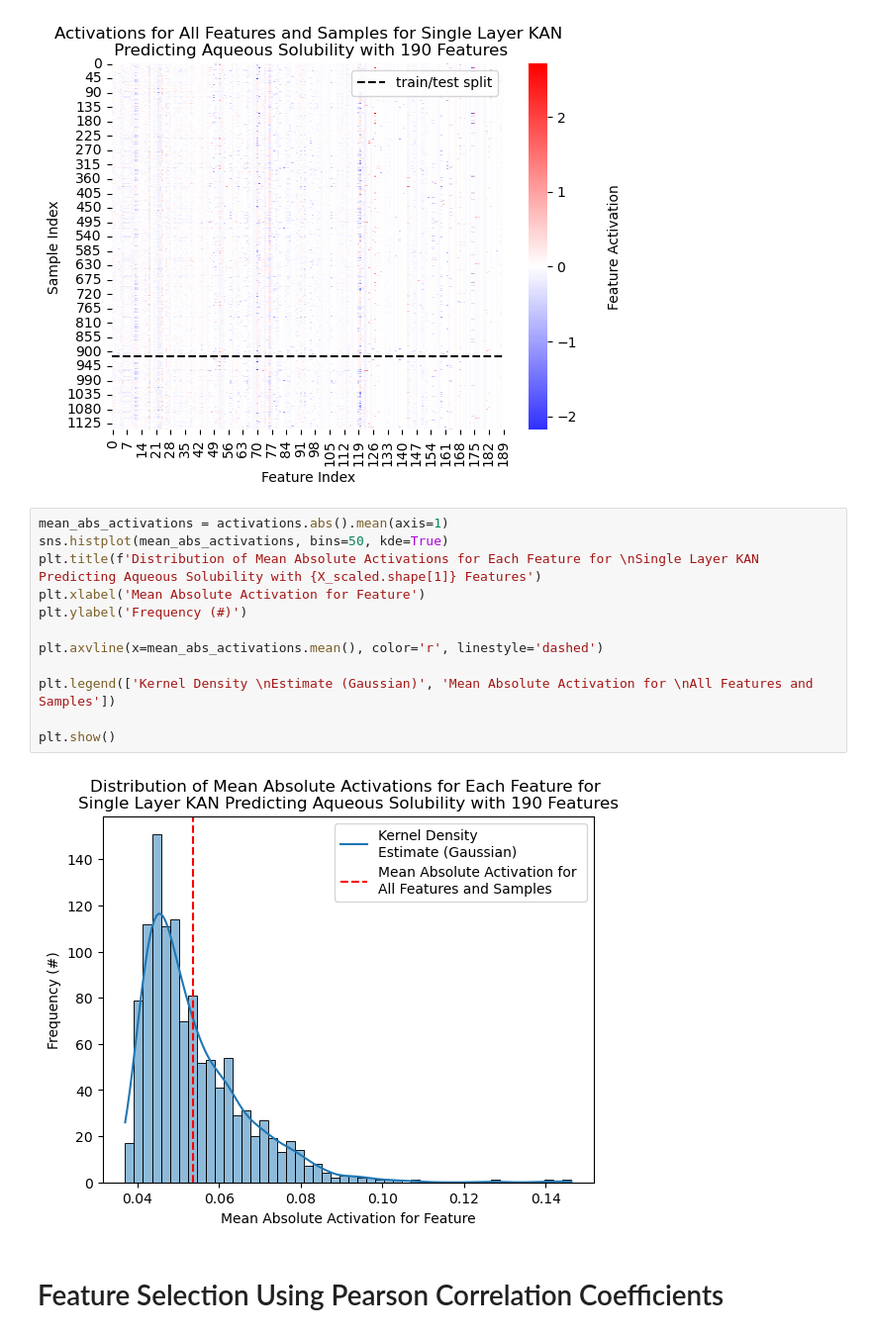
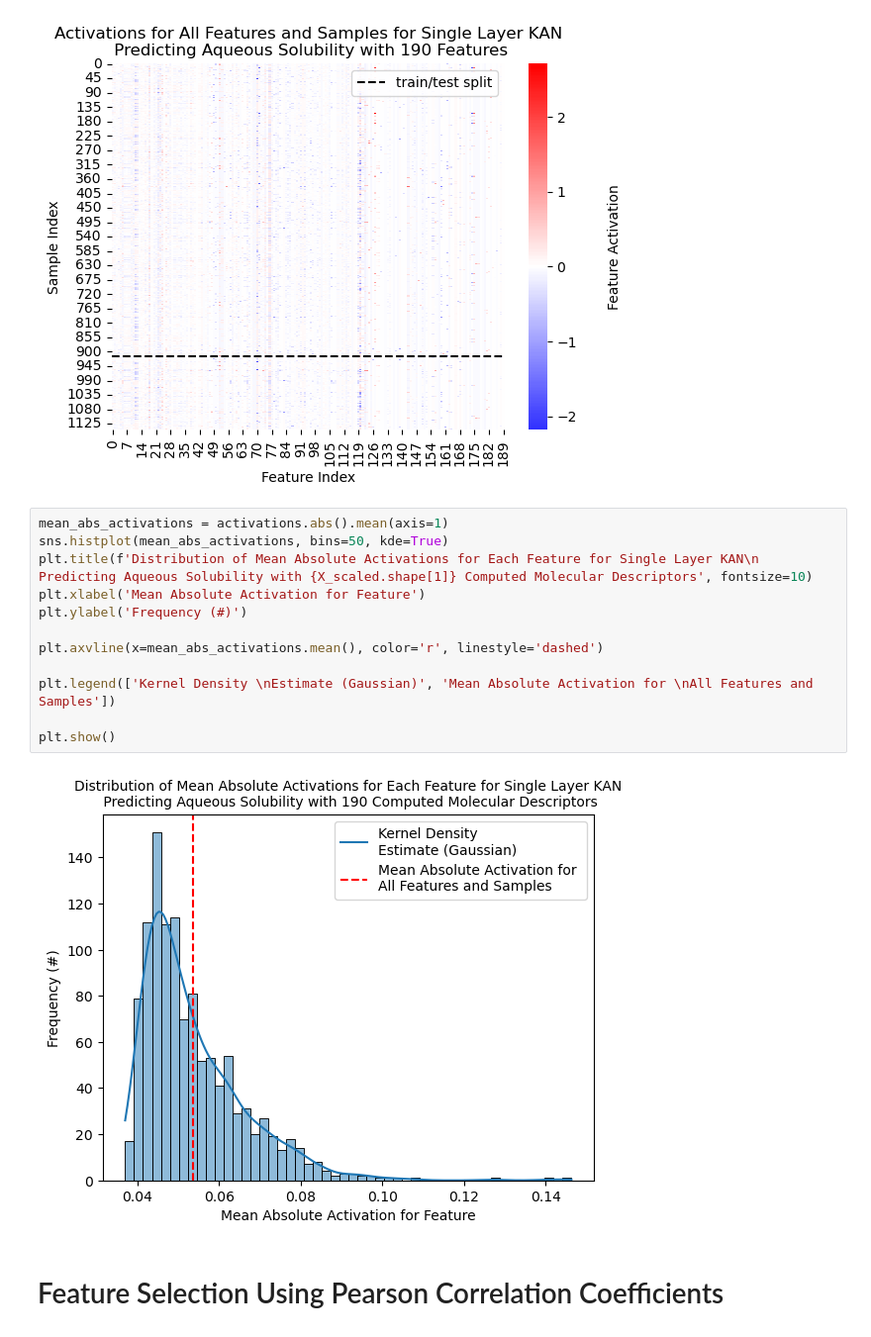
Before and after one commit to cgeils25/Chemical_Physics_and_KANs, a Jupyter notebook: notebooks/aqueous_solubility_delaney/investigating_KAN.ipynb, the cells around one changed output. Shown at 99% size. Cells and saved outputs as stored; diff of their text form.

```diff
--- a/notebooks/aqueous_solubility_delaney/investigating_KAN.ipynb
+++ b/notebooks/aqueous_solubility_delaney/investigating_KAN.ipynb
@@ -352,17 +352,17 @@ plt.show()
 # %%
 mean_abs_activations = activations.abs().mean(axis=1)
 sns.histplot(mean_abs_activations, bins=50, kde=True)
-plt.title(f'Distribution of Mean Absolute Activations for Each Feature for \nSingle Layer KAN Predicting Aqueous Solubility with {X_scaled.shape[1]} Features')
+plt.title(f'Distribution of Mean Absolute Activations for Each Feature for Single Layer KAN\n Predicting Aqueous Solubility with {X_scaled.shape[1]} Computed Molecular Descriptors', fontsize=10)
 plt.xlabel('Mean Absolute Activation for Feature')
 plt.ylabel('Frequency (#)')
 
 plt.axvline(x=mean_abs_activations.mean(), color='r', linestyle='dashed')
 
 plt.legend(['Kernel Density \nEstimate (Gaussian)', 'Mean Absolute Activation for \nAll Features and Samples'])
 
 plt.show()
 # %% [output]
-[figure, old version]
+[figure, new version]
 # %% [markdown]
 # Feature Selection Using Pearson Correlation Coefficients
 # %%
```
Also changed, not shown: parts of 3 cells of this notebook.
